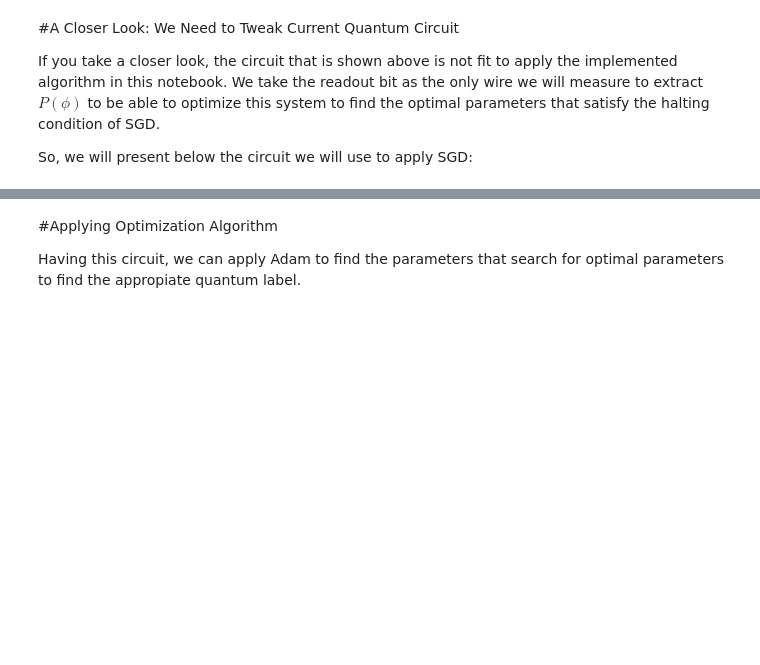
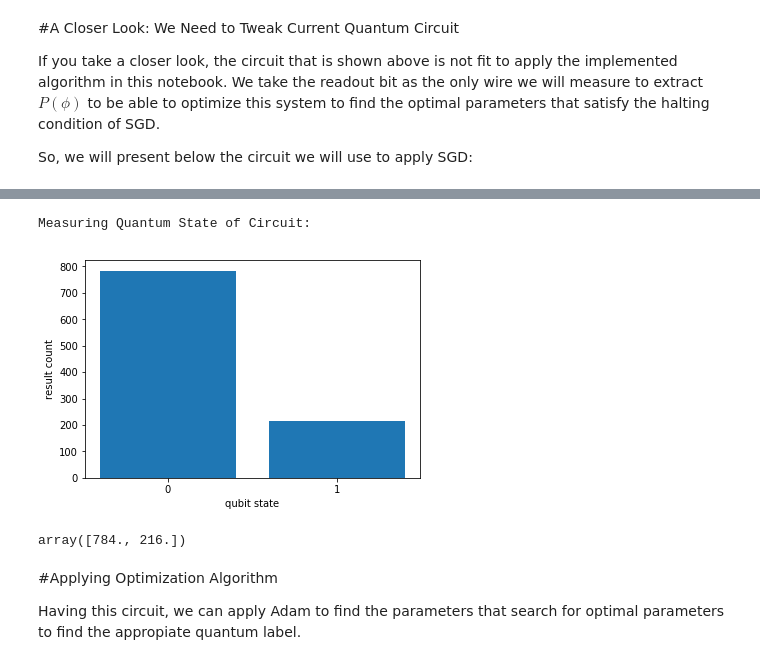
Before and after one commit to enriqueasegura/Fmethod, a Jupyter notebook: Quantum_X_Write_Up.ipynb, the cells around one changed output, grey strips where cells are left out. Saved outputs shown, nothing was run; the diff lists cells and outputs as text; code cells hidden in the pictures; blank space fills up the shorter version.

```diff
--- a/Quantum_X_Write_Up.ipynb
+++ b/Quantum_X_Write_Up.ipynb
@@ -1152,3 +1189,11 @@ Initial Phase Parameters:  0.4879698133606518 0.7707392221782763 0.4903147157900
+# %%
+results = simulator.run(test_circuit_label, repetitions=1000)
+print('Measuring Quantum State of Circuit:')
+cirq.plot_state_histogram(results)
+# %% [output]
+Measuring Quantum State of Circuit:
+[figure, added]
+array([784., 216.])
 # %% [markdown]
 #Applying Optimization Algorithm
 
```
Also changed, not shown: parts of 33 cells of this notebook.
